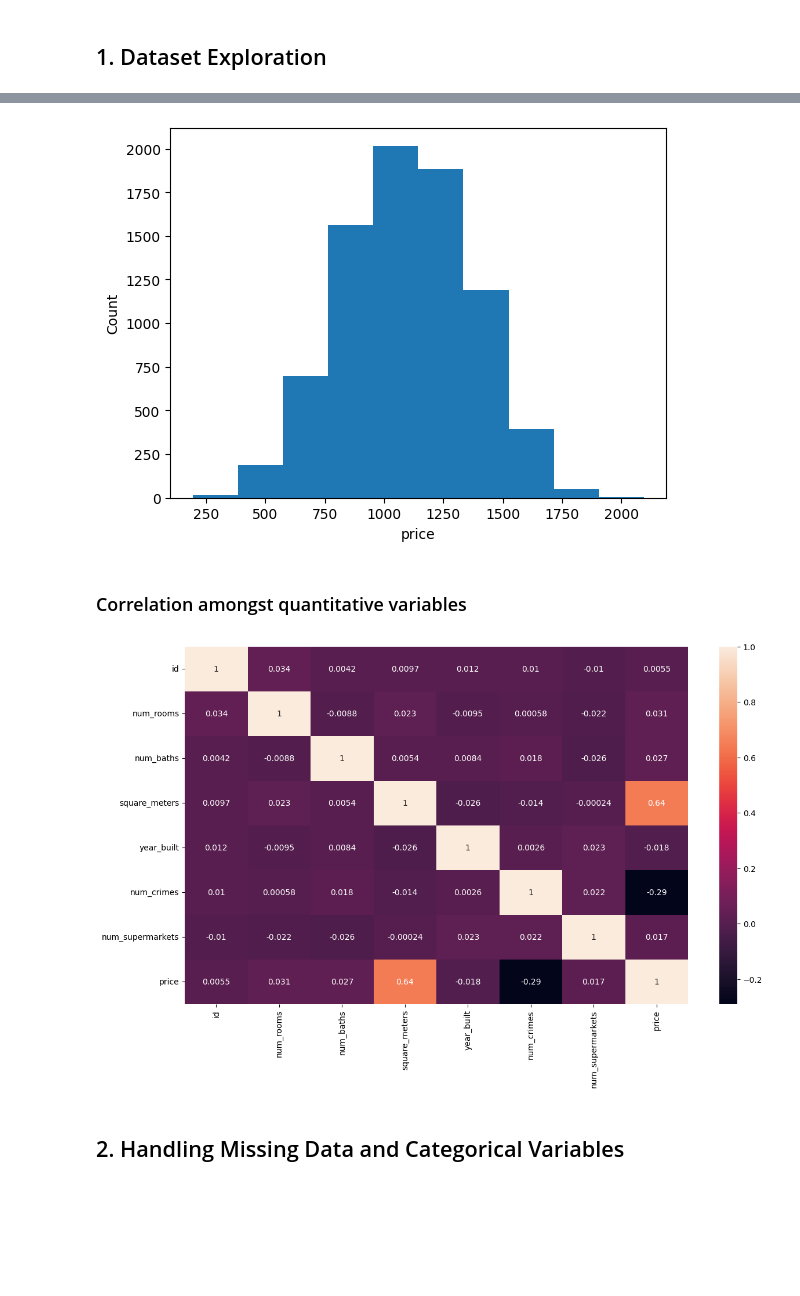
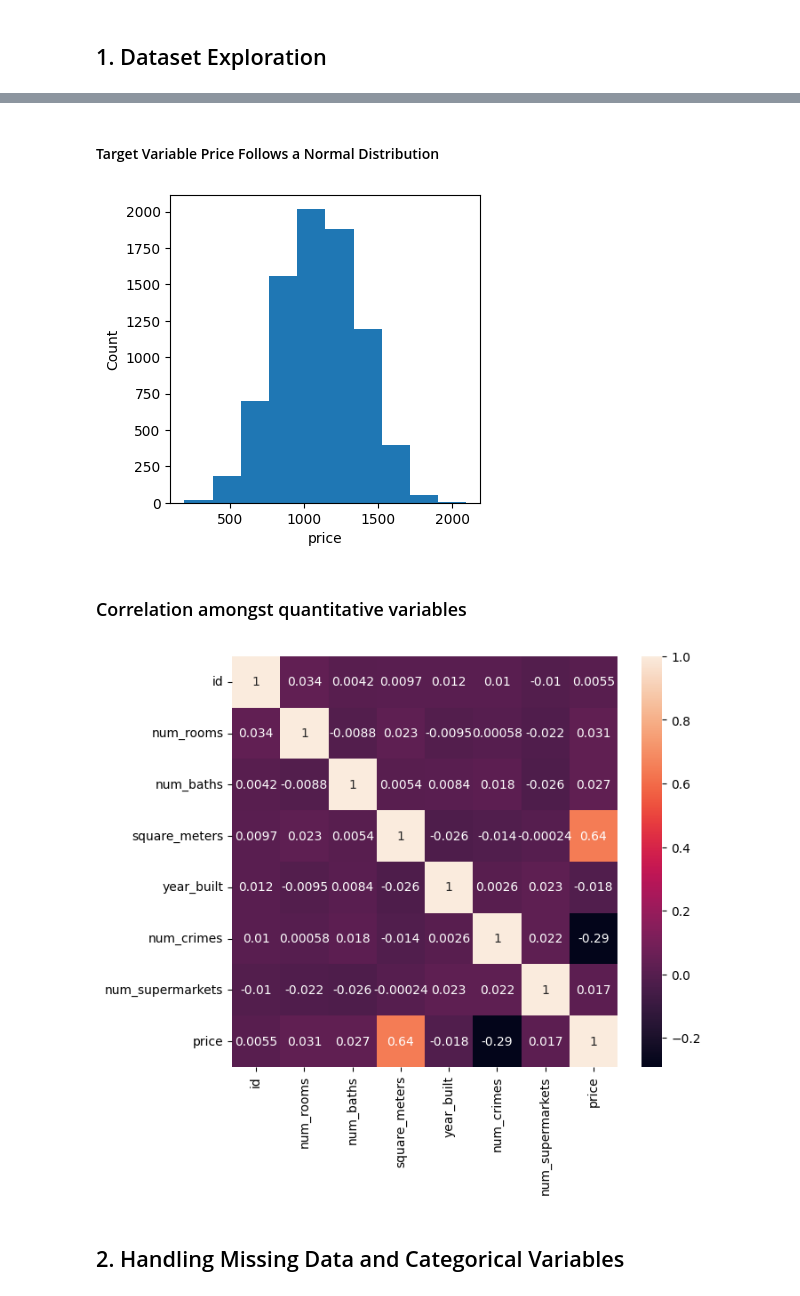
Before and after one commit to TatianaBakwenye/Barcelona-prices, a Jupyter notebook: Barcelona_Prices_Eixample_draft.ipynb, the cells around one changed output, grey strips where cells are left out. Cells and saved outputs as stored; diff of their text form; code cells hidden in the pictures; blank space fills up the shorter version.

```diff
--- a/Barcelona_Prices_Eixample_draft.ipynb
+++ b/Barcelona_Prices_Eixample_draft.ipynb
@@ -72,14 +79,17 @@ df.describe()
 | 50% | 5014.500000 | 2.000000 | 2.000000 | 110.000000 | 1985.000000 | 1.000000 | 2.000000 | 1104.000000 |
 | 75% | 7505.250000 | 4.000000 | 3.000000 | 140.000000 | 2003.000000 | 6.000000 | 3.000000 | 1295.000000 |
 | max | 10000.000000 | 97.000000 | 3.000000 | 170.000000 | 2021.000000 | 10.000000 | 3.000000 | 2095.000000 |
+# %% [markdown]
+#### Target Variable Price Follows a Normal Distribution
 # %%
 # Distribution of the target variable
+plt.figure(figsize=(4, 4))
 plt.hist(df['price'], bins=10)
 plt.xlabel('price')
 plt.ylabel('Count')
 plt.show()
 # %% [output]
-[figure, old version]
+[figure, new version]
 # %% [markdown]
 ### Correlation amongst quantitative variables
 # %%
@@ -88,9 +98,9 @@ df_for_heatmap = df.drop(columns=['door', 'orientation', 'neighborhood', 'is_fur
 df_for_heatmap_corr = df_for_heatmap.corr()
 
 # Plot correlations
-fig, ax = plt.subplots(figsize=(14,8))
-ax = sns.heatmap(df_for_heatmap_corr, annot = True)
+fig, ax = plt.subplots(figsize=(7,6))
+ax = sns.heatmap(df_for_heatmap_corr, annot = True, )
 # %% [output]
-[figure, old version]
+[figure, new version]
 # %% [markdown]
 ## 2. Handling Missing Data and Categorical Variables
```
Also changed, not shown: parts of 91 cells of this notebook, 5 other files.
